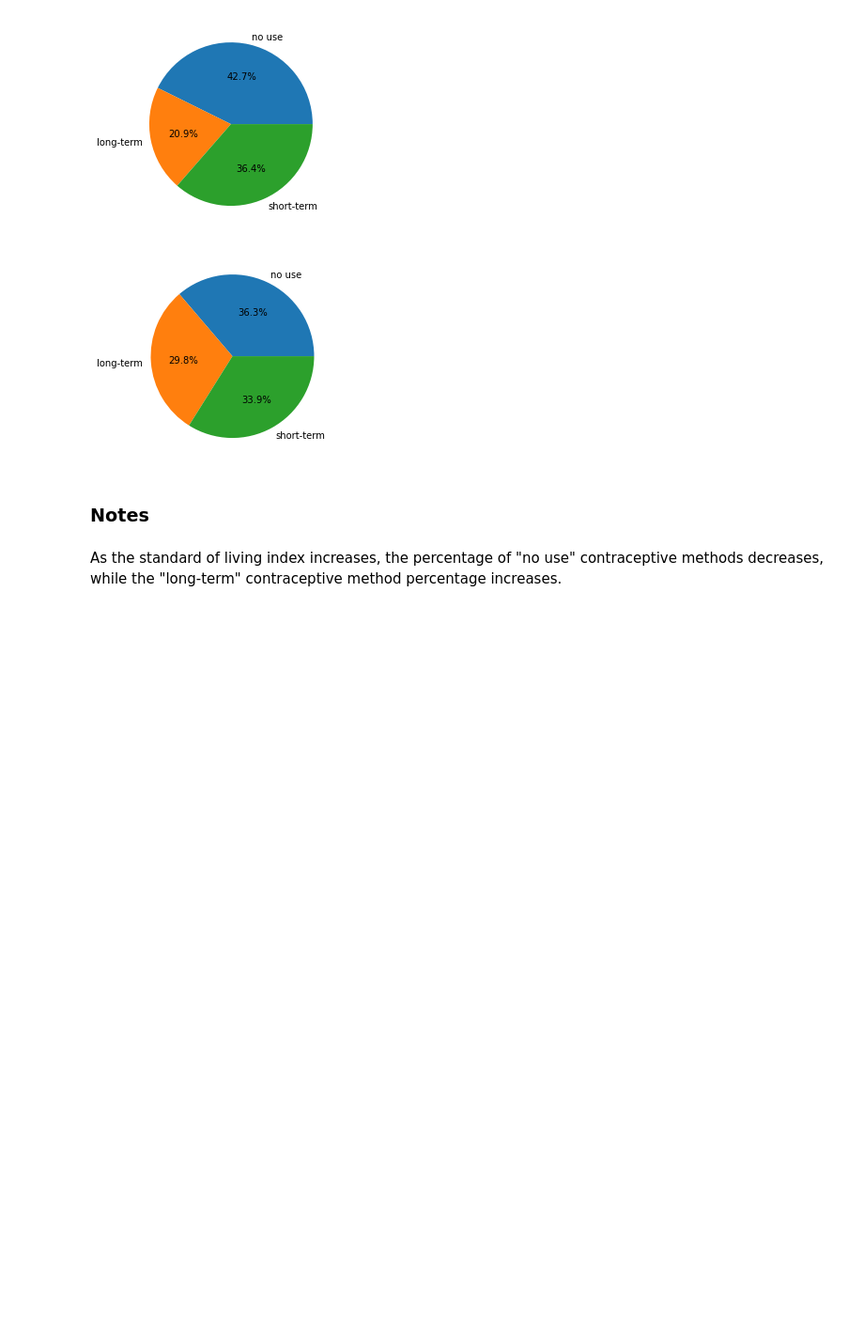
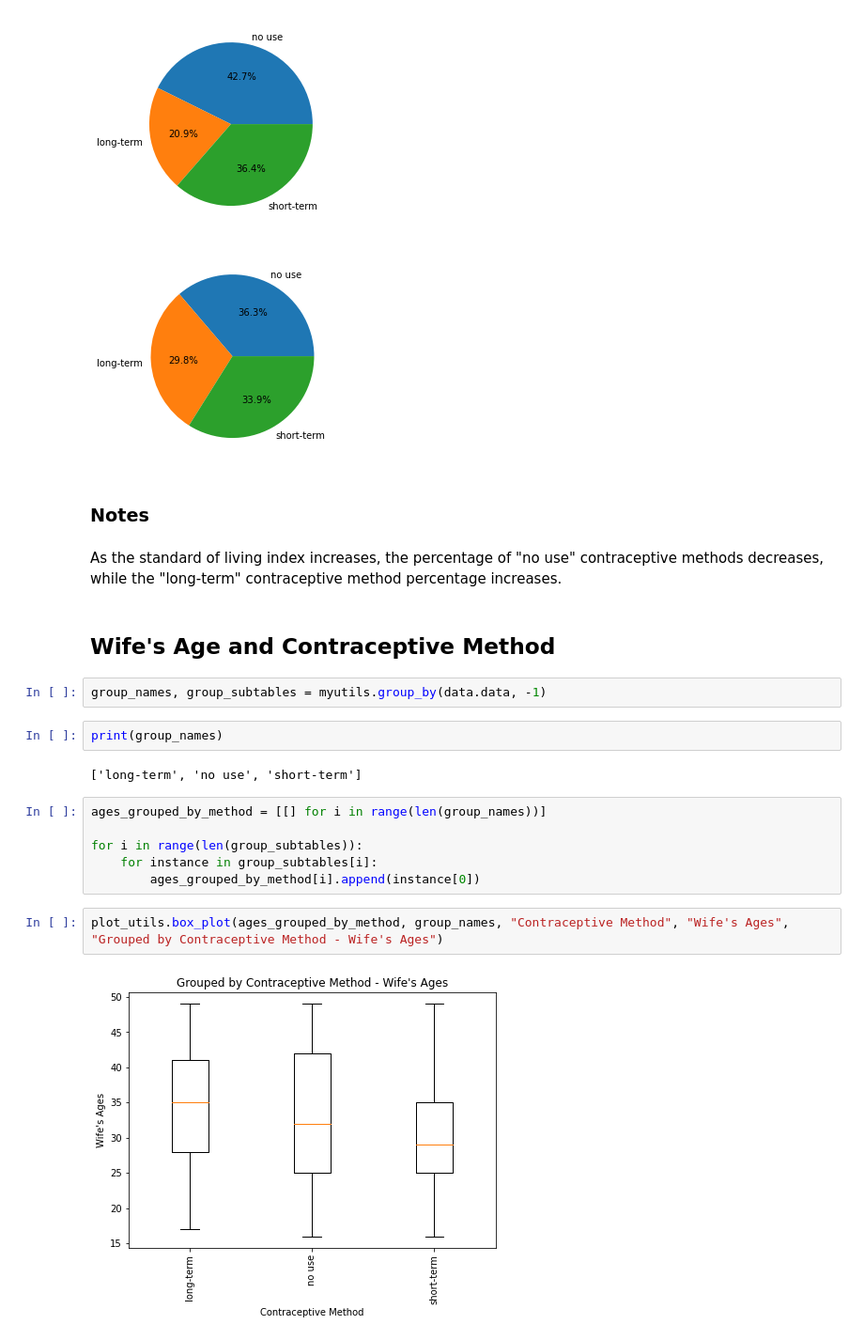
Before and after one commit to Danielle-Huber/CPSC322FinalProject, a Jupyter notebook: project.ipynb, the cells around one changed output. Shown at 94% size. Saved outputs shown, nothing was run; the diff lists cells and outputs as text; blank space fills up the shorter version.

Commit message:
box plot

```diff
--- a/project.ipynb
+++ b/project.ipynb
@@ -154,3 +154,21 @@ for group in group_subtables:
 ### Notes
 # %% [markdown]
 As the standard of living index increases, the percentage of "no use" contraceptive methods decreases, while the "long-term" contraceptive method percentage increases.
+# %% [markdown]
+## Wife's Age and Contraceptive Method
+# %%
+group_names, group_subtables = myutils.group_by(data.data, -1)
+# %%
+print(group_names)
+# %% [output]
+['long-term', 'no use', 'short-term']
+# %%
+ages_grouped_by_method = [[] for i in range(len(group_names))]
+
+for i in range(len(group_subtables)):
+    for instance in group_subtables[i]:
+        ages_grouped_by_method[i].append(instance[0])
+# %%
+plot_utils.box_plot(ages_grouped_by_method, group_names, "Contraceptive Method", "Wife's Ages", "Grouped by Contraceptive Method - Wife's Ages")
+# %% [output]
+[figure, added]
```
Also changed, not shown: 1 other file.
